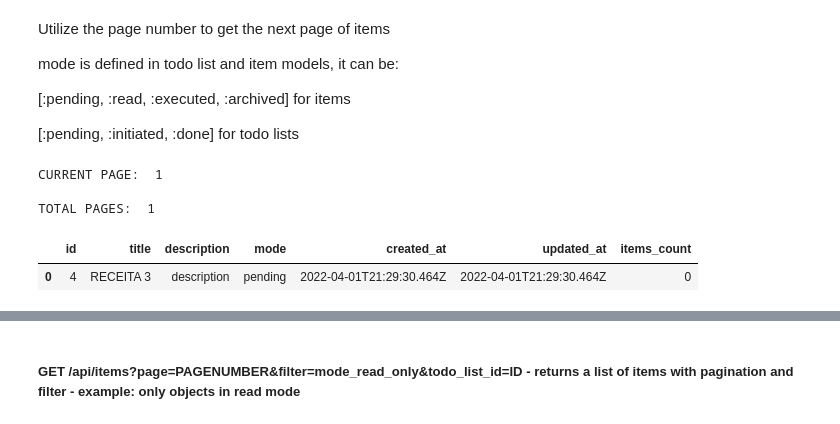
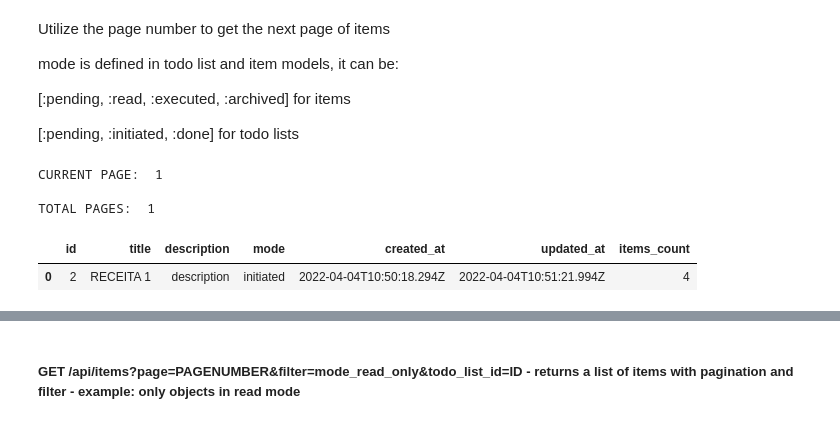
Before and after one commit to JesusGautamah/RUBY-IPYNBS, a Jupyter notebook: TODO_LISTS_PROJECT/api-documentation.ipynb, the cells around one changed output, grey strips where cells are left out. Saved outputs shown, nothing was run; the diff lists cells and outputs as text; code cells hidden in the pictures.

```diff
--- a/TODO_LISTS_PROJECT/api-documentation.ipynb
+++ b/TODO_LISTS_PROJECT/api-documentation.ipynb
@@ -617,7 +750,7 @@ You can set params with "true" value to change it to other modes (**read is sett
 When mode is archived, the item is not shown in the common lists (**only can be accessed if a list of archived items is requested**)
 # %%
 ## HOLD ITEM ID PARAMETER IN VARIABLE
-item_id_param = {'id': '2'}
+item_id_param = {'id': '1'}
 
 ## SEND GET REQUEST WITH ITEM ID PARAMETER
 r = requests.get((url + '/api/view_item/'), headers=auth_head_tag, params=item_id_param)
@@ -640,7 +773,7 @@ pd.json_normalize(json_objects)
 #### GET /api/items/:id&:executed - updates an item with given id and executed status
 # %%
 ## HOLD ITEM ID AND EXECUTED BOOLEAN PARAMETERS IN VARIABLE
-params = {'id': '7', 'executed': 'true'}
+params = {'id': '1', 'executed': 'true'}
 
 ## SEND GET REQUEST WITH ITEM ID AND EXECUTED BOOLEAN PARAMETERS
 r = requests.get((url + '/api/view_item/'), headers=auth_head_tag, params=params)
@@ -663,7 +796,7 @@ pd.json_normalize(json_objects)
 #### GET /api/items/:id&:archived - updates an item with given id and archived status
 # %%
 ## HOLD ITEM ID AND ACHIVED BOOLEAN PARAMETERS IN VARIABLE
-params = {'id': '3', 'archived': 'true'}
+params = {'id': '1', 'archived': 'true'}
 
 ## SEND GET REQUEST WITH ITEM ID AND ACHIVED BOOLEAN PARAMETERS
 r = requests.get((url + '/api/view_item/'), headers=auth_head_tag, params=params)
@@ -695,7 +828,7 @@ pd.json_normalize(json_objects)
  [:pending, :initiated, :done] for todo lists
 # %%
 ## HOLD PAGE NUMBER, TODO LIST ID AND FILTER PARAMETERS IN VARIABLE
-page_with_todo_list_params = {'page': '1', 'todo_list_id': '4', 'filter': 'mode_asc'}
+page_with_todo_list_params = {'page': '1', 'todo_list_id': '2', 'filter': 'mode_asc'}
 
 ## SEND GET REQUEST WITH PAGE NUMBER, TODO LIST ID AND FILTER PARAMETERS
 r = requests.get((url + '/api/items'), headers=auth_head_tag, params=page_with_todo_list_params)
@@ -808,7 +944,7 @@ mode is defined in todo list and item models, it can be:
 [:pending, :initiated, :done] for todo lists
 # %%
 ## HOLD PAGE NUMBER, TODO LIST ID AND FILTER PARAMETERS IN VARIABLE
-page_with_todo_list_params = {'page': '1', 'todo_list_id': '4', 'filter': 'mode_pending_only'}
+page_with_todo_list_params = {'page': '1', 'todo_list_id': '2', 'filter': 'mode_pending_only'}
 
 
 ## SEND GET REQUEST WITH PAGE NUMBER, TODO LIST ID AND FILTER PARAMETERS
@@ -821,34 +957,34 @@ json_response = json.loads(r.text)
 # print('JSON_RESPONSE: ', json_response, '\n')
 
 ## HOLD TODO LIST OBJECT IN VARIABLE
 json_todo_list_object = json_response['todo_list']
 ## HOLD ITEMS OBJECTS IN VARIABLE
 json_items_objects = json_response['items']
 
 ## HOLD TOTAL COUNT OF PAGES
 total_pages = r.headers['Total-Pages']
 ## HOLD CURRENT PAGE NUMBER
 current_page = r.headers['Current-Page']
 
 ## PRINT CURRENT AND TOTAL PAGES NUMBER
 print ('CURRENT PAGE: ', current_page, '\n\nTOTAL PAGES: ', total_pages, '\n')
 
 ## PRINT TODO LIST OBJECT
 # print("TODO LIST: ", json_todo_list_object, '\n')
 
 
 ## PRINT ITEMS OBJECTS
 # for item in json_items_objects:
 #     print('ITEM: ', item, '\n')
 
 ## PRINT TODO LIST OBJECT AS DATA FRAME'
 pd.json_normalize(json_todo_list_object)
 # %% [output]
 CURRENT PAGE:  1
 
 TOTAL PAGES:  1
 |  | id | title | description | mode | created_at | updated_at | items_count |
-| 0 | 4 | RECEITA 3 | description | pending | 2022-04-01T21:29:30.464Z | 2022-04-01T21:29:30.464Z | 0 |
+| 0 | 2 | RECEITA 1 | description | initiated | 2022-04-04T10:50:18.294Z | 2022-04-04T10:51:21.994Z | 4 |
 # %%
 ## PRINT ITEMS OBJECTS AS DATA FRAME
 pd.json_normalize(json_items_objects)
```
Also changed, not shown: parts of 37 cells of this notebook.
